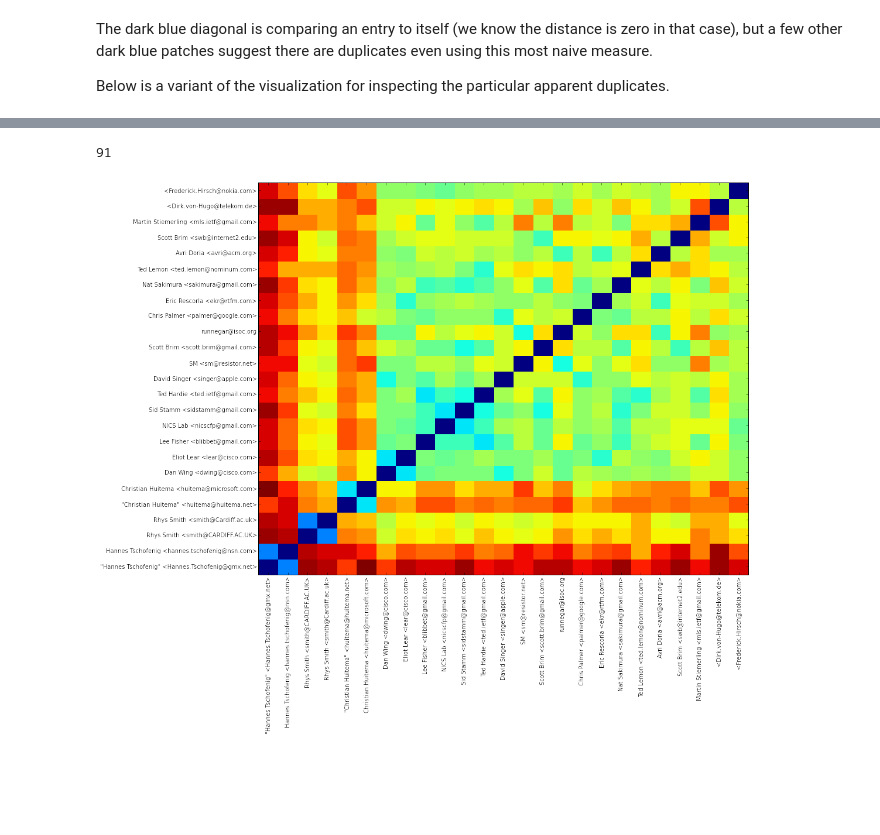
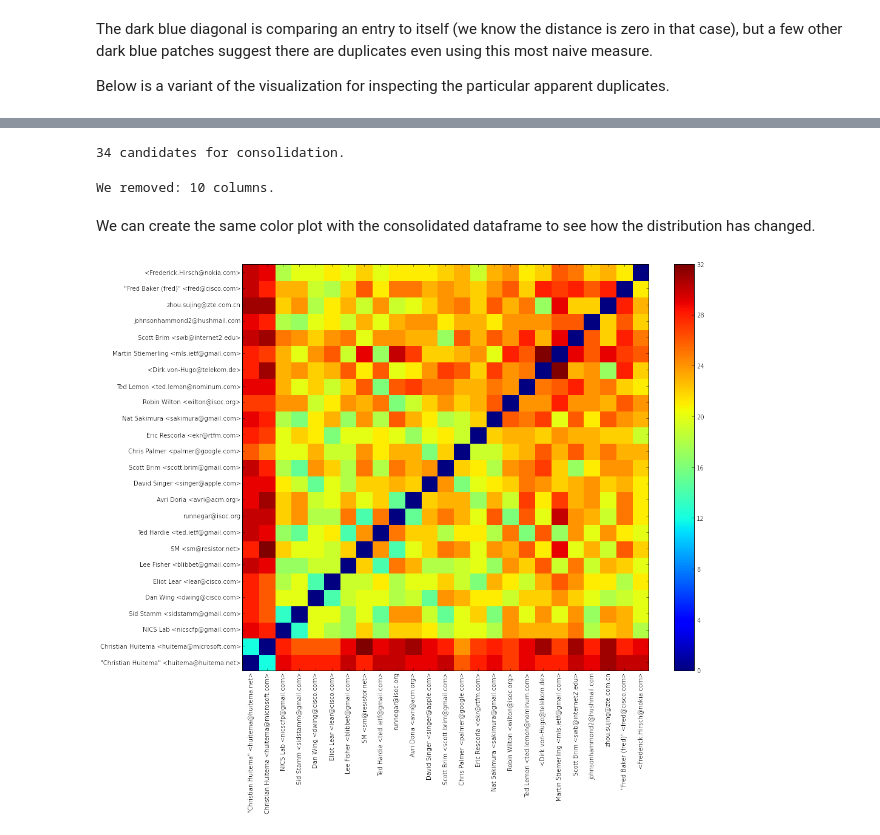
Before and after one commit to datactive/bigbang, a Jupyter notebook: examples/Plot Activity.ipynb, the cells around one changed output, grey strips where cells are left out. Saved outputs shown, nothing was run; the diff lists cells and outputs as text; code cells hidden in the pictures; blank space fills up the shorter version.

Commit message:
more nuanced edit distance algorithm; cleaner example for consolidating columns; before/after graphs

```diff
--- a/examples/Plot Activity.ipynb
+++ b/examples/Plot Activity.ipynb
@@ -127,8 +123,0 @@ reload(process)
-# %%
-consolidates = []
-
-for col in levdf.columns:
-  if len(levdf.loc[(levdf[col] < 10) & (levdf[col] > 0), col]) > 0:
-        name = levdf.loc[(levdf[col] < 10) & (levdf[col] > 0), col].name
-        for i in levdf.loc[(levdf[col] < 10) & (levdf[col] > 0), col].index:
-            consolidates.append((name, i))
@@ -135,15 +126,30 @@ for col in levdf.columns:
+# %%
+consolidates = []
+
+# gather pairs of names which have a distance of less than 10
+for col in levdf.columns:
+  for index, value in levdf.loc[levdf[col] < 10, col].iteritems():
+        if index != col: # the name shouldn't be a pair for itself
+            consolidates.append((col, index))
+
+print str(len(consolidates)) + ' candidates for consolidation.'
+# %% [output]
+34 candidates for consolidation.
 # %%
 c = process.consolidate_senders_activity(a, consolidates)
-print 'We removed: ' + str(len(a.columns) - len(c.columns)
+print 'We removed: ' + str(len(a.columns) - len(c.columns)) + ' columns.'
 # %% [output]
-91
+We removed: 10 columns.
+# %% [markdown]
+We can create the same color plot with the consolidated dataframe to see how the distribution has changed.
 # %%
 lev_c = process.sorted_lev(c)
 levc_corner = lev_c.iloc[:25,:25]
 fig = plt.figure(figsize=(15, 12))
 plt.pcolor(levc_corner)
 plt.yticks(np.arange(0.5, len(levc_corner.index), 1), levc_corner.index)
 plt.xticks(np.arange(0.5, len(levc_corner.columns), 1), levc_corner.columns, rotation='vertical')
+plt.colorbar()
 plt.show()
 # %% [output]
-[figure, old version]
+[figure, new version]
```
Also changed, not shown: parts of 8 cells of this notebook, 1 other file.
